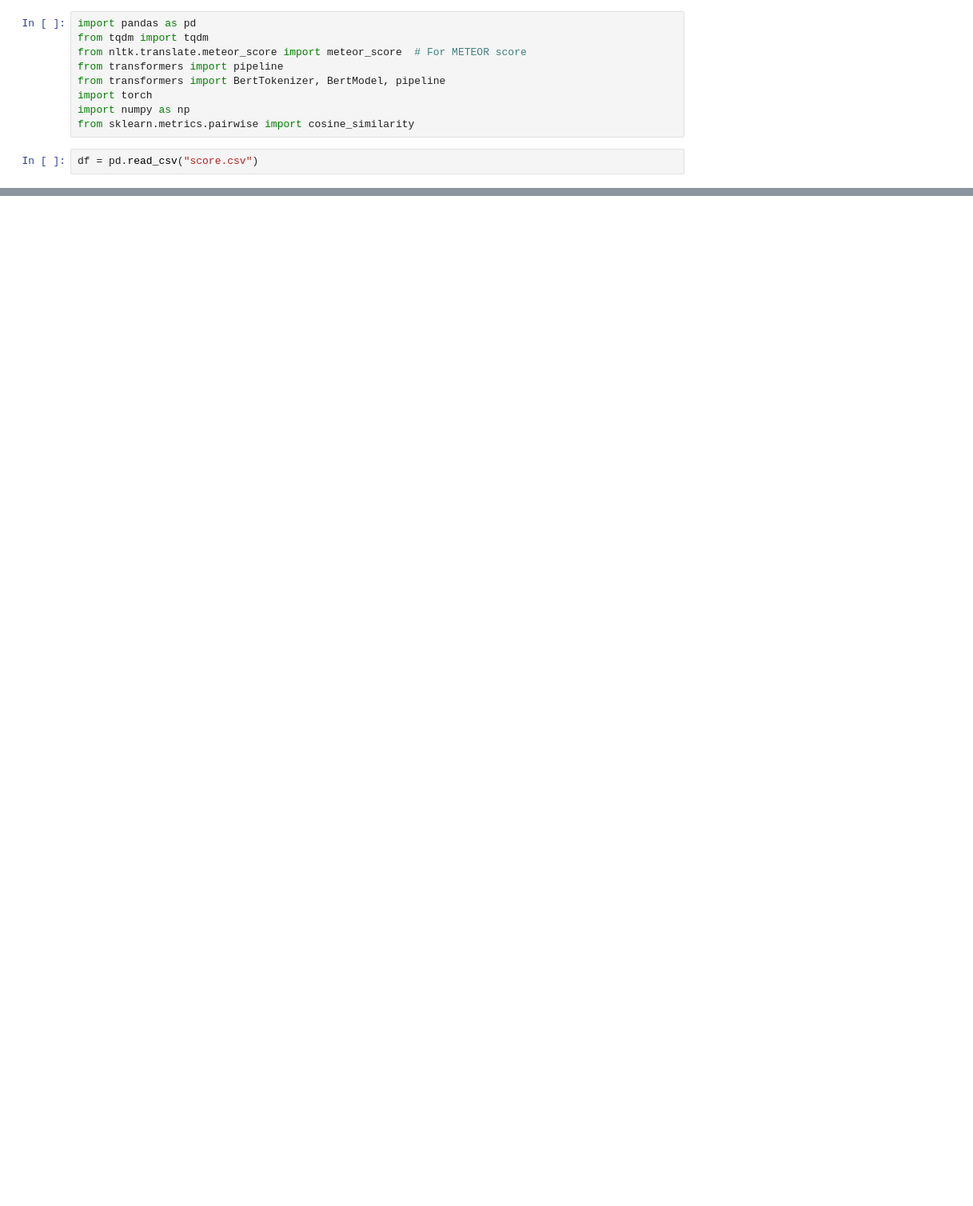
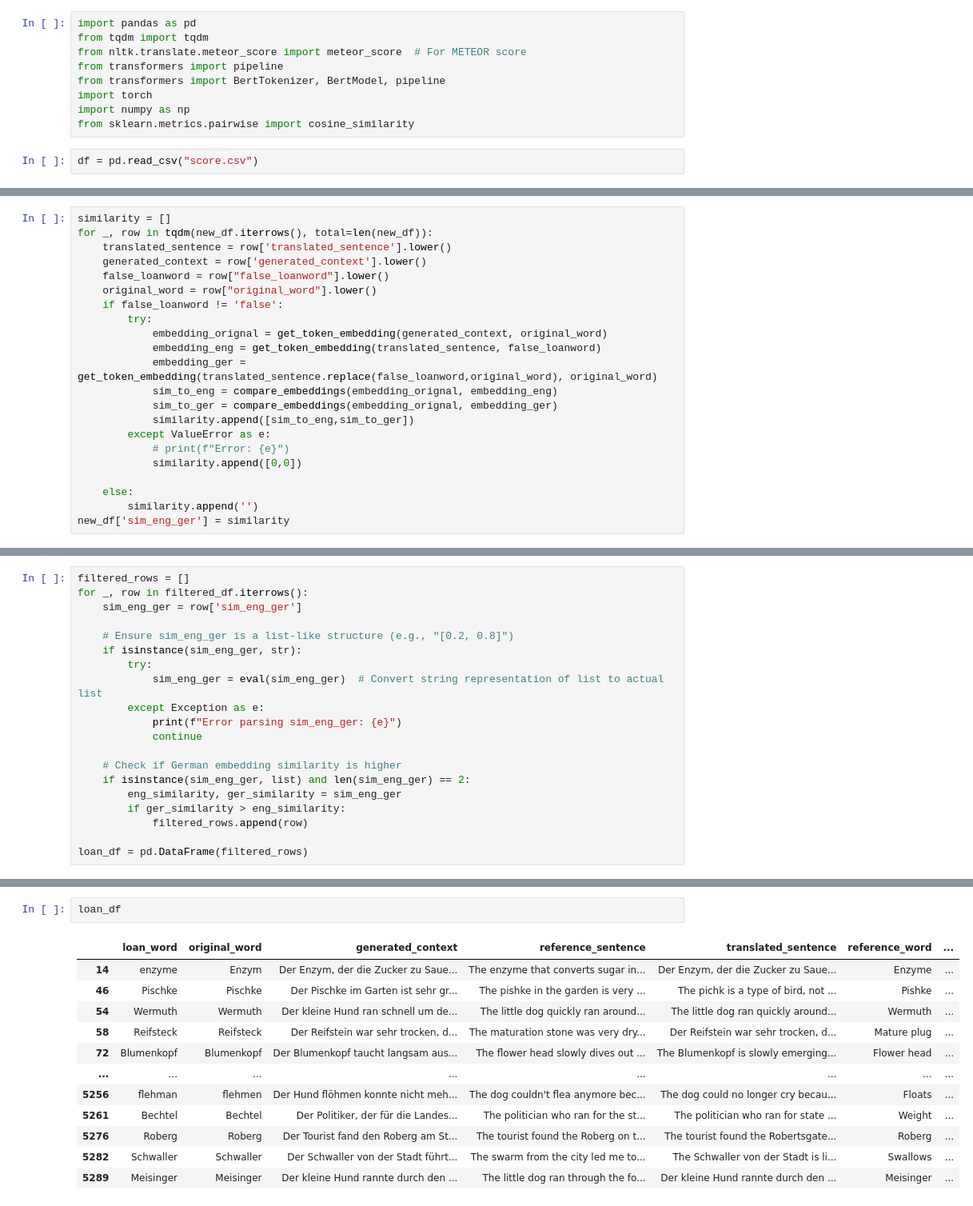
Before and after one commit to rahul1416/False-LoanWord-Classifier, a Jupyter notebook: false_loanword_classifier.ipynb, the cells around one changed output, grey strips where cells are left out. Shown at 80% size. Drawn from its saved outputs; the diff is of its cells as text; blank space fills up the shorter version.

```diff
--- a/false_loanword_classifier.ipynb
+++ b/false_loanword_classifier.ipynb
@@ -302,0 +240,22 @@ Similarity with 'handy': 0.6671
+# %%
+similarity = []
+for _, row in tqdm(new_df.iterrows(), total=len(new_df)):
+    translated_sentence = row['translated_sentence'].lower()
+    generated_context = row['generated_context'].lower()
+    false_loanword = row["false_loanword"].lower()
+    original_word = row["original_word"].lower()
+    if false_loanword != 'false':
+        try:
+            embedding_orignal = get_token_embedding(generated_context, original_word)
+            embedding_eng = get_token_embedding(translated_sentence, false_loanword)
+            embedding_ger = get_token_embedding(translated_sentence.replace(false_loanword,original_word), original_word)
+            sim_to_eng = compare_embeddings(embedding_orignal, embedding_eng)
+            sim_to_ger = compare_embeddings(embedding_orignal, embedding_ger)
+            similarity.append([sim_to_eng,sim_to_ger])
+        except ValueError as e:
+            # print(f"Error: {e}")
+            similarity.append([0,0])
+
+    else:
+        similarity.append('')
+new_df['sim_eng_ger'] = similarity
@@ -302,0 +377,20 @@ Similarity with 'handy': 0.6671
+# %%
+filtered_rows = []
+for _, row in filtered_df.iterrows():
+    sim_eng_ger = row['sim_eng_ger']
+
+    # Ensure sim_eng_ger is a list-like structure (e.g., "[0.2, 0.8]")
+    if isinstance(sim_eng_ger, str):
+        try:
+            sim_eng_ger = eval(sim_eng_ger)  # Convert string representation of list to actual list
+        except Exception as e:
+            print(f"Error parsing sim_eng_ger: {e}")
+            continue
+
+    # Check if German embedding similarity is higher
+    if isinstance(sim_eng_ger, list) and len(sim_eng_ger) == 2:
+        eng_similarity, ger_similarity = sim_eng_ger
+        if ger_similarity > eng_similarity:
+            filtered_rows.append(row)
+
+loan_df = pd.DataFrame(filtered_rows)
@@ -302,0 +401,15 @@ Similarity with 'handy': 0.6671
+# %%
+loan_df
+# %% [output]
+|  | loan_word | original_word | generated_context | reference_sentence | translated_sentence | reference_word | ... |
+| 14 | enzyme | Enzym | Der Enzym, der die Zucker zu Saue... | The enzyme that converts sugar in... | Der Enzym, der die Zucker zu Saue... | Enzyme | ... |
+| 46 | Pischke | Pischke | Der Pischke im Garten ist sehr gr... | The pishke in the garden is very ... | The pichk is a type of bird, not ... | Pishke | ... |
+| 54 | Wermuth | Wermuth | Der kleine Hund ran schnell um de... | The little dog quickly ran around... | The little dog ran quickly around... | Wermuth | ... |
+| 58 | Reifsteck | Reifsteck | Der Reifstein war sehr trocken, d... | The maturation stone was very dry... | Der Reifstein war sehr trocken, d... | Mature plug | ... |
+| 72 | Blumenkopf | Blumenkopf | Der Blumenkopf taucht langsam aus... | The flower head slowly dives out ... | The Blumenkopf is slowly emerging... | Flower head | ... |
+| ... | ... | ... | ... | ... | ... | ... | ... |
+| 5256 | flehman | flehmen | Der Hund flöhmen konnte nicht meh... | The dog couldn't flea anymore bec... | The dog could no longer cry becau... | Floats | ... |
+| 5261 | Bechtel | Bechtel | Der Politiker, der für die Landes... | The politician who ran for the st... | The politician who ran for state ... | Weight | ... |
+| 5276 | Roberg | Roberg | Der Tourist fand den Roberg am St... | The tourist found the Roberg on t... | The tourist found the Robertsgate... | Roberg | ... |
+| 5282 | Schwaller | Schwaller | Der Schwaller von der Stadt führt... | The swarm from the city led me to... | The Schwaller von der Stadt is li... | Swallows | ... |
+| 5289 | Meisinger | Meisinger | Der kleine Hund rannte durch den ... | The little dog ran through the fo... | Der kleine Hund rannte durch den ... | Meisinger | ... |
```
Also changed, not shown: parts of 14 cells of this notebook, 3 other files.
